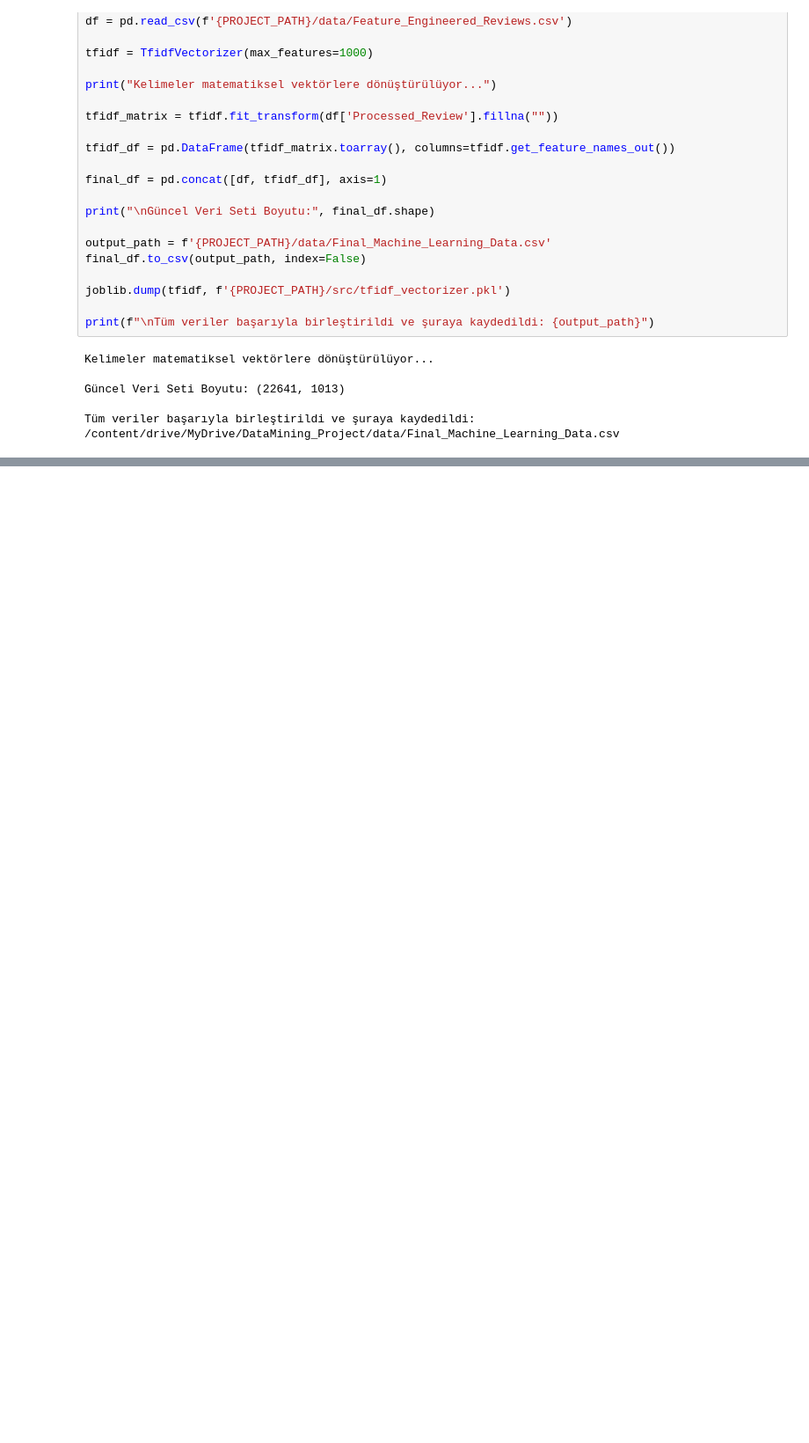
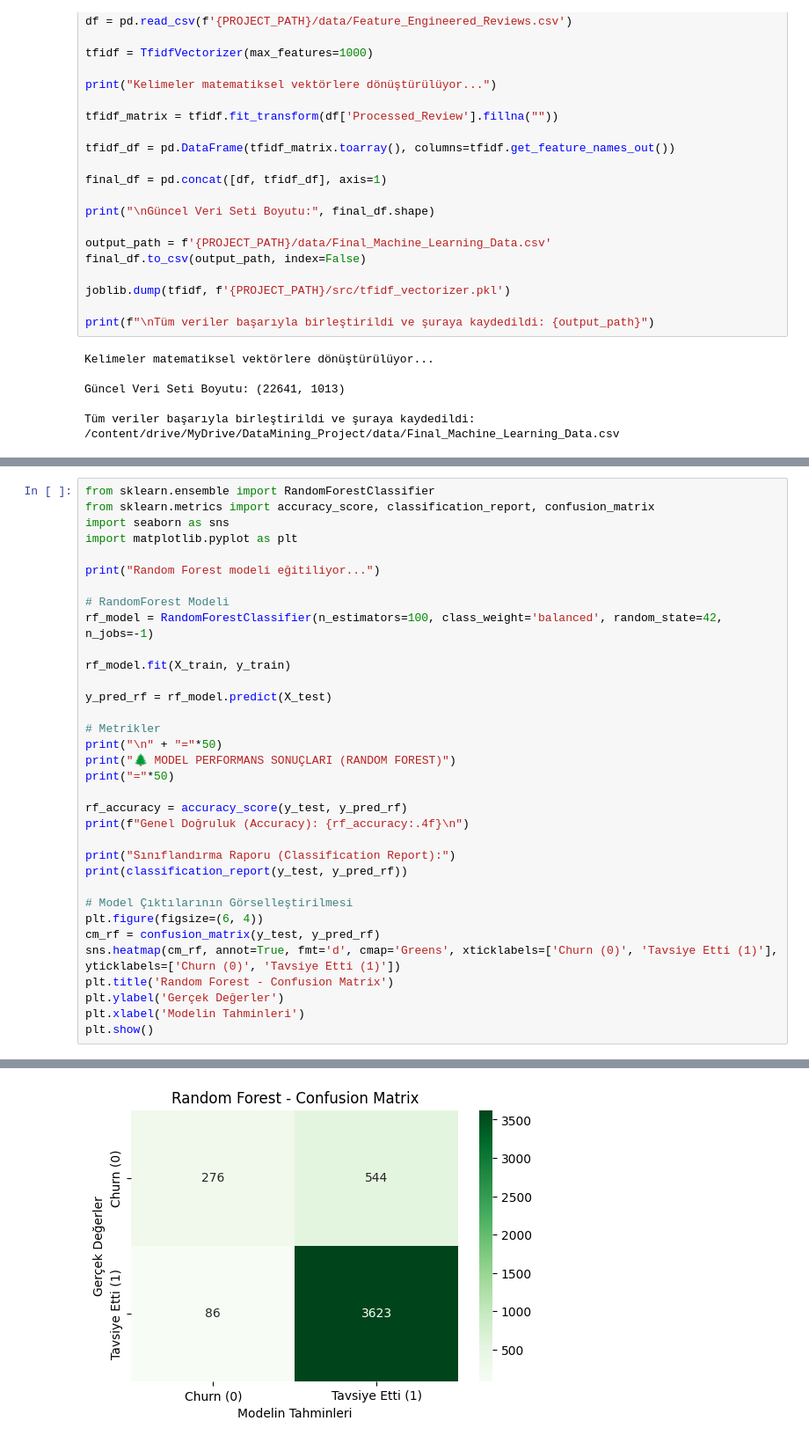
Before and after one commit to saglam-emir/E-commerce-Customer-Behavior, a Jupyter notebook: notebooks/Data_Mining.ipynb, the cells around one changed output, grey strips where cells are left out. Shown at 88% size. Saved outputs shown, nothing was run; the diff lists cells and outputs as text; blank space fills up the shorter version.

```diff
--- a/notebooks/Data_Mining.ipynb
+++ b/notebooks/Data_Mining.ipynb
@@ -180,0 +267,35 @@ Tüm veriler başarıyla birleştirildi ve şuraya kaydedildi: /content/drive/My
+# %%
+from sklearn.ensemble import RandomForestClassifier
+from sklearn.metrics import accuracy_score, classification_report, confusion_matrix
+import seaborn as sns
+import matplotlib.pyplot as plt
+
+print("Random Forest modeli eğitiliyor...")
+
+# RandomForest Modeli
+rf_model = RandomForestClassifier(n_estimators=100, class_weight='balanced', random_state=42, n_jobs=-1)
+
+rf_model.fit(X_train, y_train)
+
+y_pred_rf = rf_model.predict(X_test)
+
+# Metrikler
+print("\n" + "="*50)
+print("🌲 MODEL PERFORMANS SONUÇLARI (RANDOM FOREST)")
+print("="*50)
+
+rf_accuracy = accuracy_score(y_test, y_pred_rf)
+print(f"Genel Doğruluk (Accuracy): {rf_accuracy:.4f}\n")
+
+print("Sınıflandırma Raporu (Classification Report):")
+print(classification_report(y_test, y_pred_rf))
+
+# Model Çıktılarının Görselleştirilmesi
+plt.figure(figsize=(6, 4))
+cm_rf = confusion_matrix(y_test, y_pred_rf)
+sns.heatmap(cm_rf, annot=True, fmt='d', cmap='Greens', xticklabels=['Churn (0)', 'Tavsiye Etti (1)'], yticklabels=['Churn (0)', 'Tavsiye Etti (1)'])
+plt.title('Random Forest - Confusion Matrix')
+plt.ylabel('Gerçek Değerler')
+plt.xlabel('Modelin Tahminleri')
+plt.show()
+# %% [output]
@@ -180,0 +318 @@ Tüm veriler başarıyla birleştirildi ve şuraya kaydedildi: /content/drive/My
+[figure, added]
```
Also changed, not shown: parts of 6 cells of this notebook.
